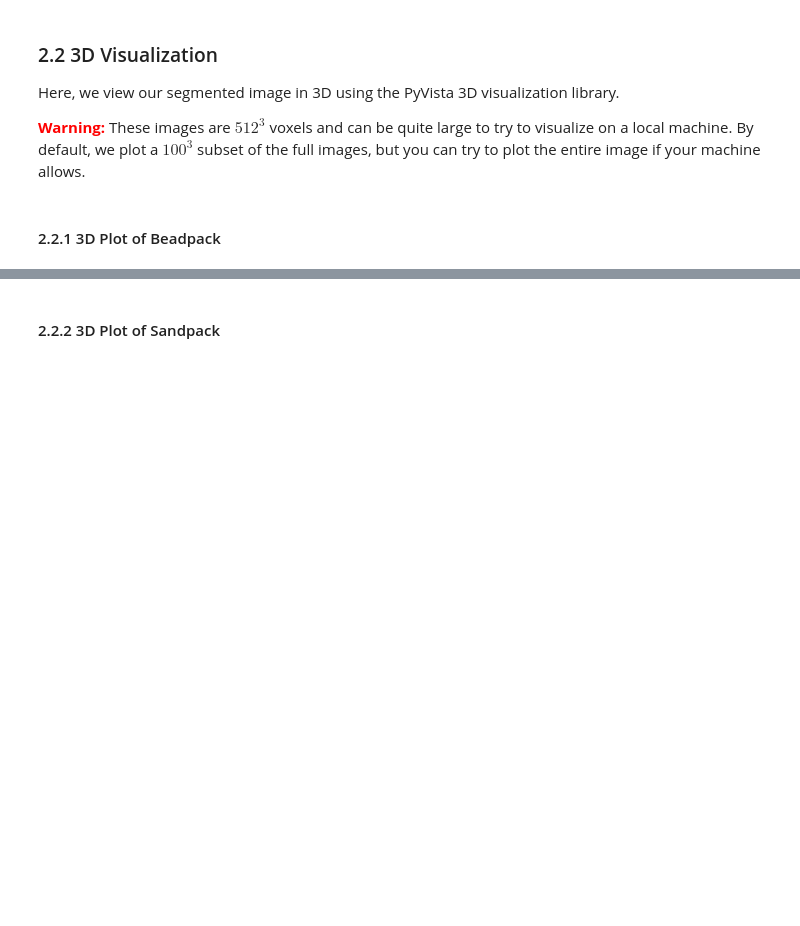
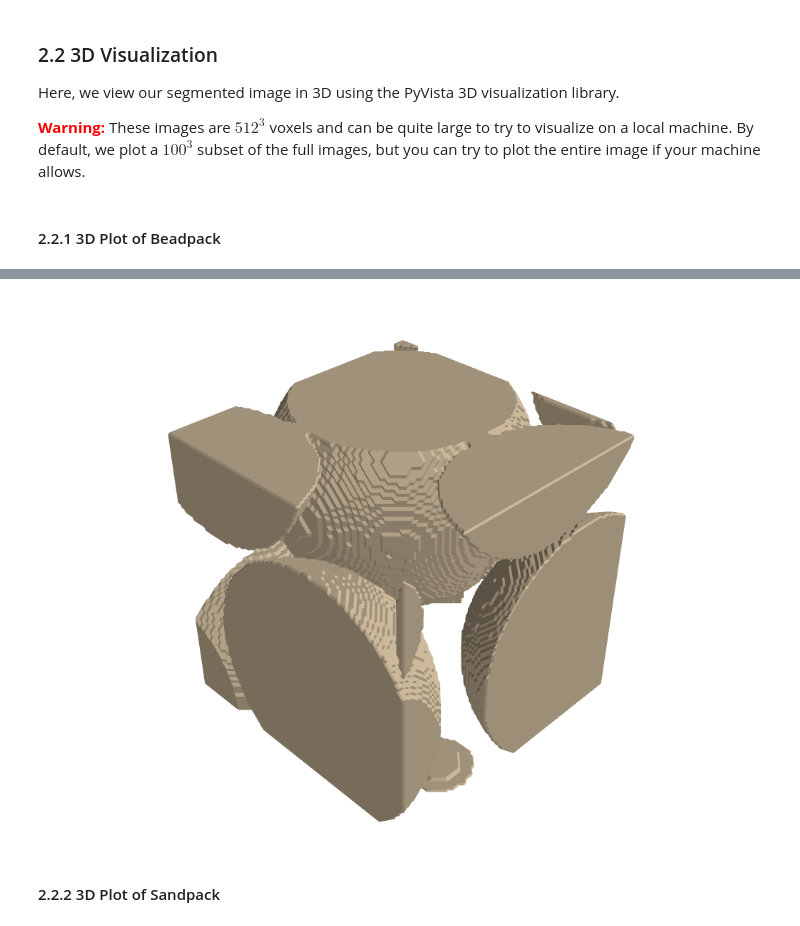
Before and after one commit to digital-porous-media/geometric_characterization, a Jupyter notebook: Notebooks/1A_Minkowski_Bernie.ipynb, the cells around one changed output, grey strips where cells are left out. Saved outputs shown, nothing was run; the diff lists cells and outputs as text; code cells hidden in the pictures; blank space fills up the shorter version.

```diff
--- a/Notebooks/1A_Minkowski_Bernie.ipynb
+++ b/Notebooks/1A_Minkowski_Bernie.ipynb
@@ -75,3 +83,19 @@ for i in range(0,len(file_dirs)):
+# %%
+# Reading Images
+img_list = glob.glob('../Data/*.ubc')
+gambier, castlegate, beadpack, sandpack = [np.fromfile(img,dtype='uint8') for img in img_list]
+
+# Reshaping Images
+gambier = gambier.reshape((512,512,512))
+castlegate = castlegate.reshape((512,512,512))
+beadpack = beadpack.reshape((512,512,512))
+sandpack = sandpack.reshape((512,512,512))
+
+# Iverting the binary arrays (switching void and solid phases)
+gambier = np.invert(gambier==True).astype('uint8')
+castlegate = np.invert(castlegate==True).astype('uint8')
+beadpack = np.invert(beadpack==True).astype('uint8')
+sandpack = np.invert(sandpack==True).astype('uint8')
 # %% [markdown]
 ## 1. Computing the Minkowski Functionals<a class="anchor" id="chapter1"></a>
 
@@ -299,8 +321,6 @@ We load in TIFF images from the data directory. This directory contains segmente
 
 For the purposes of this workshop, we have preprocessed the data to be in TIFF file format with solid and pore labeled as 0 and 1, respectively.
 # %%
-img_list = glob.glob('../data/*.tif')
-gambier, beadpack, sandpack, castlegate = [tifffile.imread(tif_img) for tif_img in img_list]
 
 fig, ax = plt.subplots(nrows=2, ncols=2,figsize=(8,8))
 ax = ax.flatten()
@@ -330,6 +350,7 @@ Here, we view our segmented image in 3D using the PyVista 3D visualization libra
 <font color='red'>**Warning:**</font> These images are $512^3$ voxels and can be quite large to try to visualize on a local machine. By default, we plot a $100^3$ subset of the full images, but you can try to plot the entire image if your machine allows.
 # %%
 def plot_sample(sample, subset=True):
+    pv.set_jupyter_backend('static')
 
     plotter_obj = pv.Plotter(lighting='three lights')
 
@@ -341,7 +362,6 @@ def plot_sample(sample, subset=True):
     pv.global_theme.font.size = 18
     pv.global_theme.font.label_size = 14
 
-    pv.set_jupyter_backend('server')
 
     if subset:
         sample = sample[206:306, 206:306, 206:306]
@@ -353,7 +373,7 @@ def plot_sample(sample, subset=True):
     plotter_obj.add_mesh(contours, opacity=1, color=(200 / 255, 181 / 255, 152 / 255), diffuse=0.75, ambient=0.15)
 
 
-    plotter_obj.show(jupyter_backend='server')
+    plotter_obj.show(jupyter_backend='static')
 # %% [markdown]
 #### 2.2.1 3D Plot of Beadpack
 # %%
@@ -361,5 +381,5 @@ def plot_sample(sample, subset=True):
 # plot_sample(beadpack, subset=True)
 
 # Uncomment for Full 512^3 sample
-plot_sample(beadpack, subset=False)
+plot_sample(beadpack, subset=True)
 # %% [output]
@@ -367,3 +386,4 @@ Widget(value='<iframe src="http://localhost:53527/index.html?ui=P_0x321a88a10_7&
+[figure, added]
 # %% [markdown]
 #### 2.2.2 3D Plot of Sandpack
 # %%
```
Also changed, not shown: parts of 8 cells of this notebook, 2 other files.
